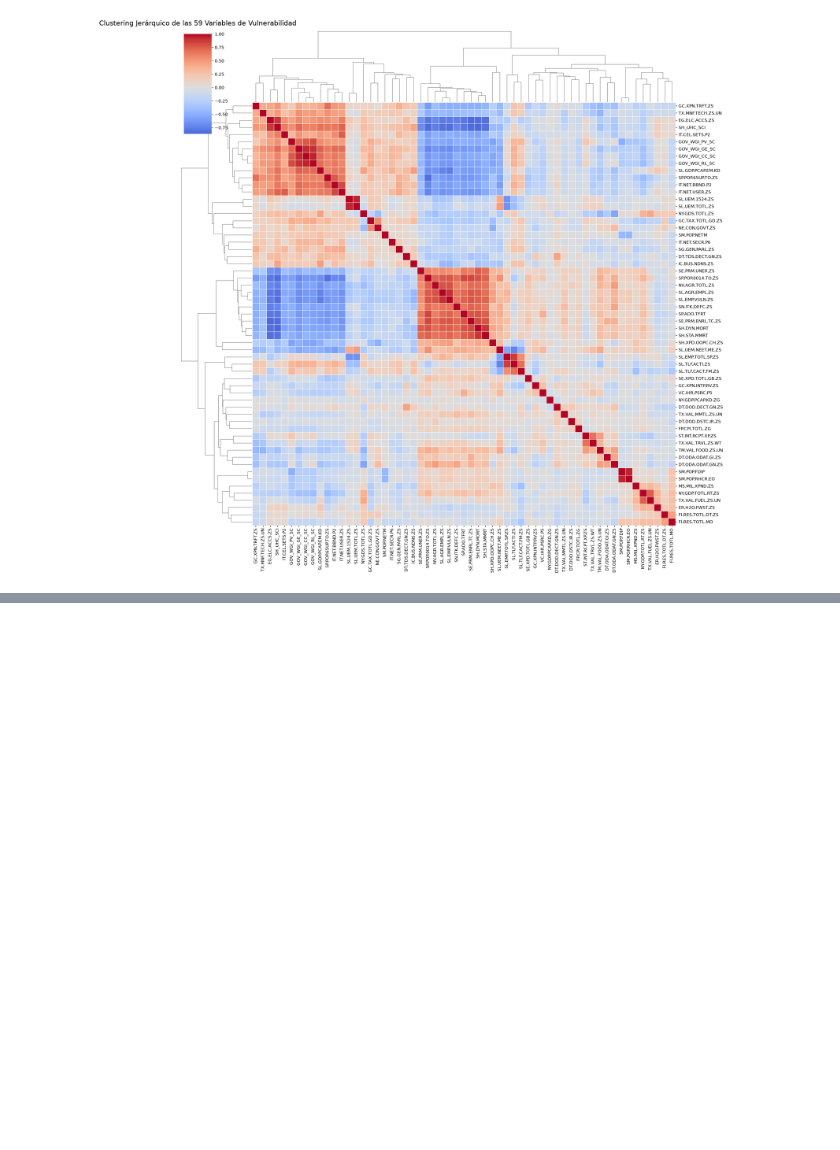
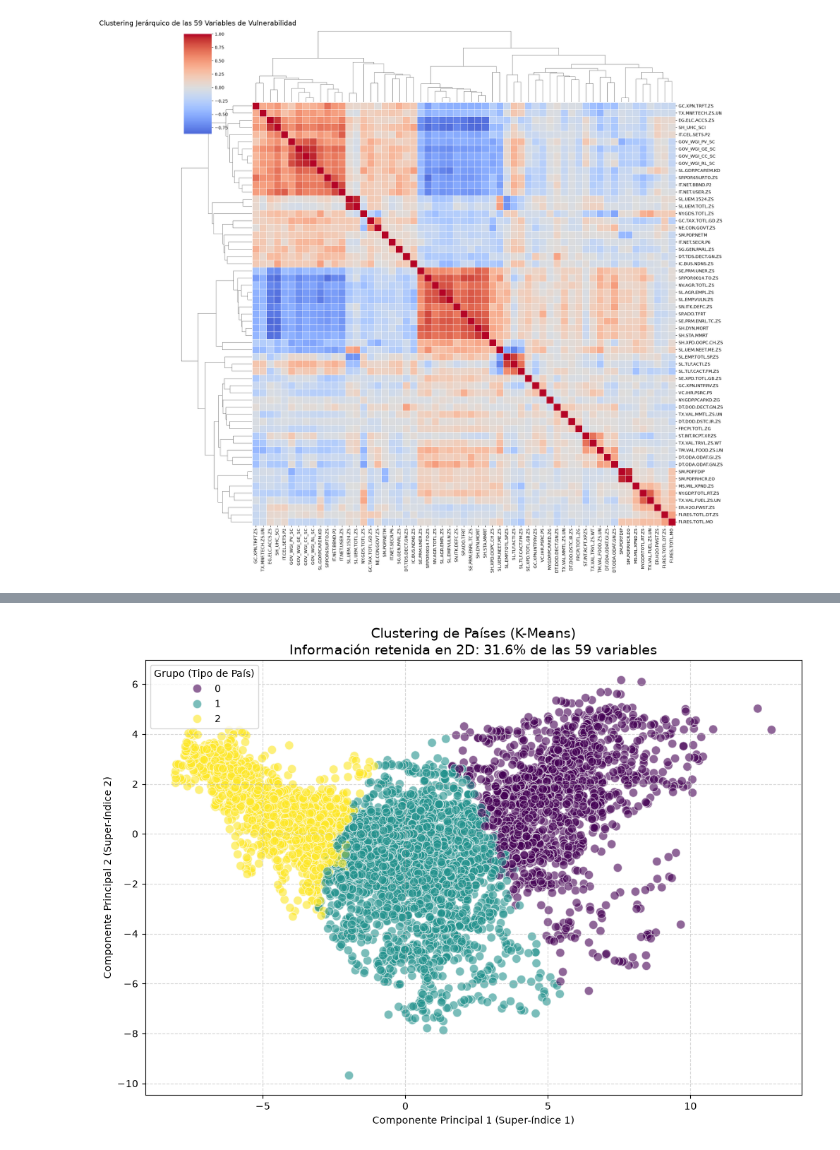
Before and after one commit to Javier-Herreros-Pinilla/analisis-vulnerabilidad-social, a Jupyter notebook: notebooks/01_Limpieza_y_Tratamiento.ipynb, the cells around one changed output, grey strips where cells are left out. Cells and saved outputs as stored; diff of their text form; code cells hidden in the pictures; blank space fills up the shorter version.

Commit message:
feat: Imputacion temporal para facilitar la visualización de división de los datos según paises haciendo uso de Análisis de Reducción de Dimensionalidad (PCA) para Clustering

```diff
--- a/notebooks/01_Limpieza_y_Tratamiento.ipynb
+++ b/notebooks/01_Limpieza_y_Tratamiento.ipynb
@@ -336,0 +350,51 @@ plt.show()
+# %%
+
+
+# 1. Preparar los datos numéricos (solo las 59 variables)
+X = df_final[cols_mantener].copy()
+
+# 2. Imputación temporal rápida (rellenar nulos con la mediana global de cada columna)
+imputer = SimpleImputer(strategy='median')
+X_imputed = imputer.fit_transform(X)
+
+# 3. Escalado de datos (Vital para el clustering: que el PIB no aplaste a los % de internet)
+scaler = StandardScaler()
+X_scaled = scaler.fit_transform(X_imputed)
+
+# 4. Aplicar K-Means (Vamos a forzar 3 grupos para empezar: Ej. Alta, Media y Baja vulnerabilidad)
+kmeans = KMeans(n_clusters=3, random_state=42, n_init=10)
+clusters = kmeans.fit_predict(X_scaled)
+
+# 5. Reducción de dimensionalidad a 2D solo para poder graficar (PCA)
+pca = PCA(n_components=2)
+X_pca = pca.fit_transform(X_scaled)
+
+# Calcular cuánta información (varianza) retienen estos 2 componentes
+var_explicada = pca.explained_variance_ratio_.sum() * 100
+
+# 6. Crear un DataFrame para visualizar
+df_vis = pd.DataFrame({
+    'PC1': X_pca[:, 0],
+    'PC2': X_pca[:, 1],
+    'Cluster': clusters
+})
+
+# 7. Graficar el resultado
+plt.figure(figsize=(12, 8))
+sns.scatterplot(
+    data=df_vis,
+    x='PC1',
+    y='PC2',
+    hue='Cluster',
+    palette='viridis',
+    alpha=0.6,
+    s=80
+)
+plt.title(f"Clustering de Países (K-Means)\nInformación retenida en 2D: {var_explicada:.1f}% de las 59 variables", size=14)
+plt.xlabel("Componente Principal 1 (Super-índice 1)")
+plt.ylabel("Componente Principal 2 (Super-índice 2)")
+plt.legend(title="Grupo (Tipo de País)")
+plt.grid(True, linestyle='--', alpha=0.5)
+plt.show()
+# %% [output]
+[figure, added]
```
Also changed, not shown: parts of 5 cells of this notebook.
